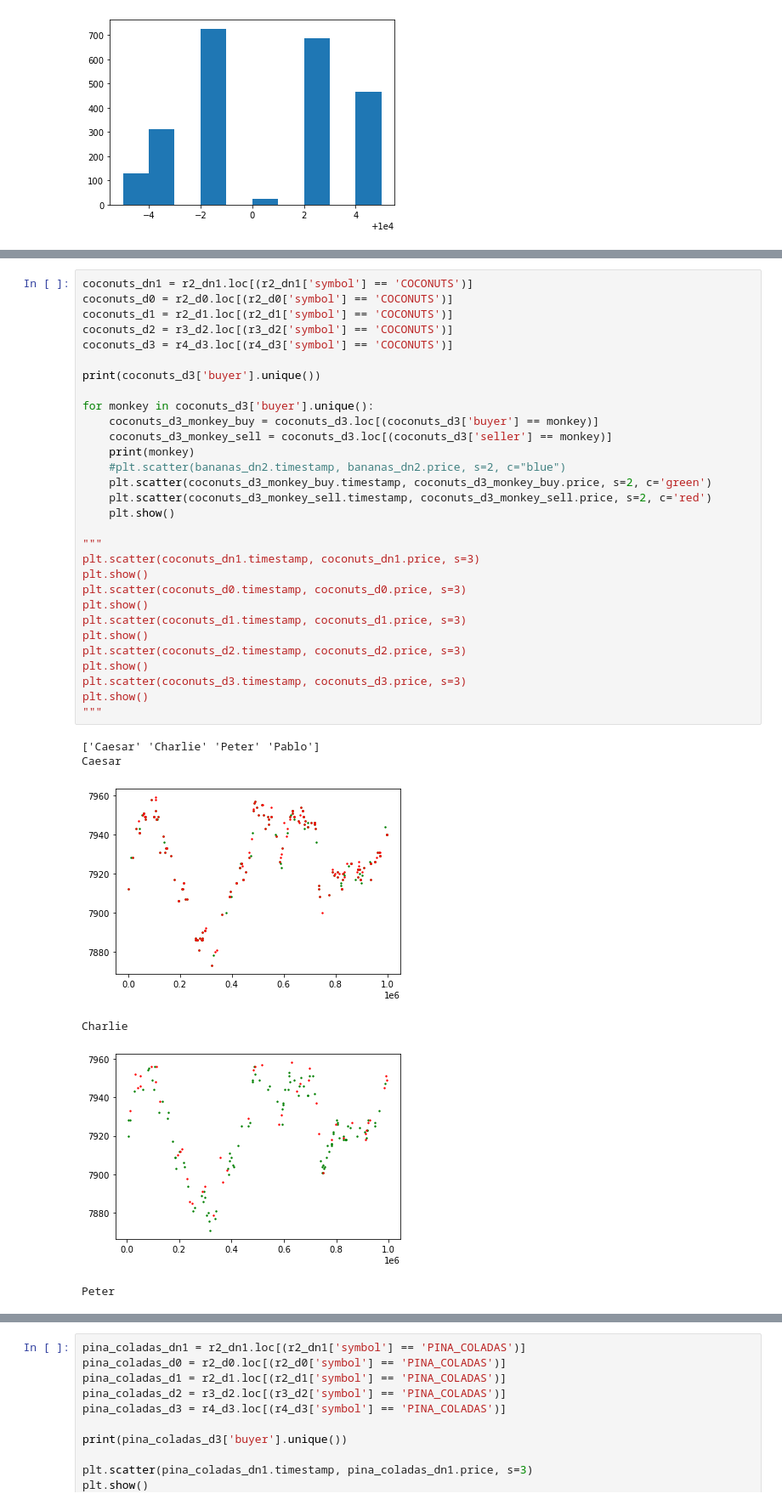
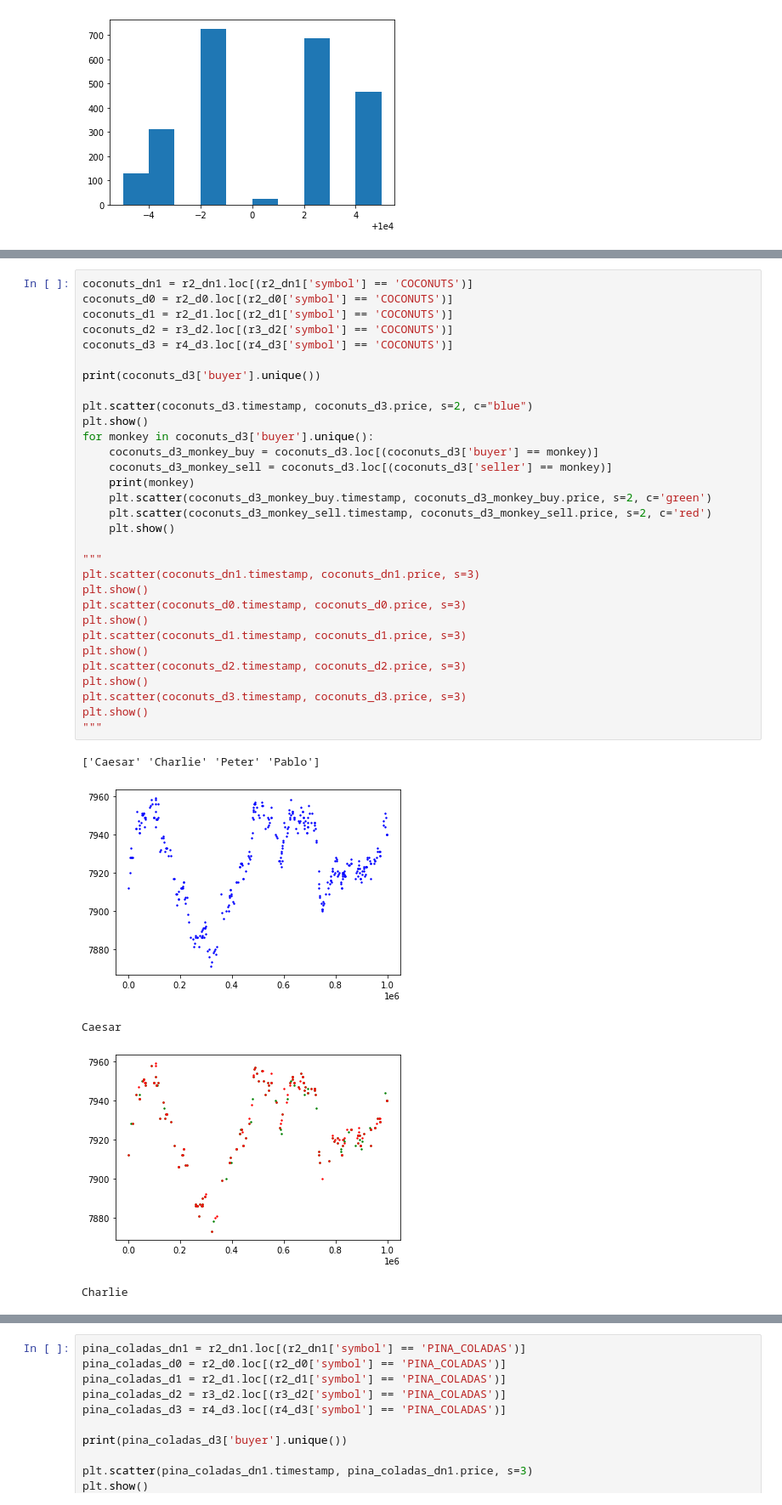
Before and after one commit to kzqiu/imc-2023, a Jupyter notebook: round5/analysis/Monkey Analysis.ipynb, the cells around one changed output, grey strips where cells are left out. Shown: that part at 85% size. Drawn from its saved outputs; the diff is of its cells as text.

```diff
--- a/round5/analysis/Monkey Analysis.ipynb
+++ b/round5/analysis/Monkey Analysis.ipynb
@@ -101,36 +99,36 @@ Penelope
 coconuts_dn1 = r2_dn1.loc[(r2_dn1['symbol'] == 'COCONUTS')]
 coconuts_d0 = r2_d0.loc[(r2_d0['symbol'] == 'COCONUTS')]
 coconuts_d1 = r2_d1.loc[(r2_d1['symbol'] == 'COCONUTS')]
 coconuts_d2 = r3_d2.loc[(r3_d2['symbol'] == 'COCONUTS')]
 coconuts_d3 = r4_d3.loc[(r4_d3['symbol'] == 'COCONUTS')]
 
 print(coconuts_d3['buyer'].unique())
 
+plt.scatter(coconuts_d3.timestamp, coconuts_d3.price, s=2, c="blue")
+plt.show()
 for monkey in coconuts_d3['buyer'].unique():
     coconuts_d3_monkey_buy = coconuts_d3.loc[(coconuts_d3['buyer'] == monkey)]
     coconuts_d3_monkey_sell = coconuts_d3.loc[(coconuts_d3['seller'] == monkey)]
     print(monkey)
-    #plt.scatter(bananas_dn2.timestamp, bananas_dn2.price, s=2, c="blue")
     plt.scatter(coconuts_d3_monkey_buy.timestamp, coconuts_d3_monkey_buy.price, s=2, c='green')
     plt.scatter(coconuts_d3_monkey_sell.timestamp, coconuts_d3_monkey_sell.price, s=2, c='red')
     plt.show()
 
 """
 plt.scatter(coconuts_dn1.timestamp, coconuts_dn1.price, s=3)
 plt.show()
 plt.scatter(coconuts_d0.timestamp, coconuts_d0.price, s=3)
 plt.show()
 plt.scatter(coconuts_d1.timestamp, coconuts_d1.price, s=3)
 plt.show()
 plt.scatter(coconuts_d2.timestamp, coconuts_d2.price, s=3)
 plt.show()
 plt.scatter(coconuts_d3.timestamp, coconuts_d3.price, s=3)
 plt.show()
 """
 # %% [output]
 ['Caesar' 'Charlie' 'Peter' 'Pablo']
-Caesar
-[figure, old version]
+[figure, new version]
-Charlie
+Caesar
-[figure, old version]
+[figure, new version]
-Peter
+Charlie
```
Also changed, not shown: parts of 4 cells of this notebook, 2 other files.
